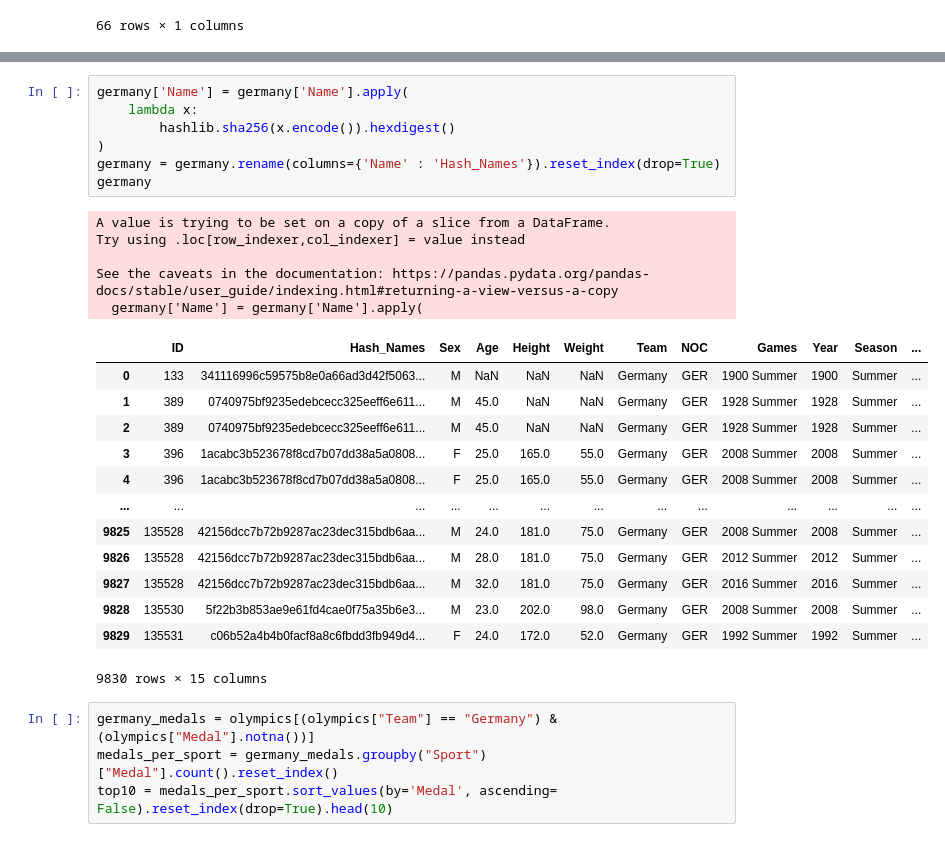
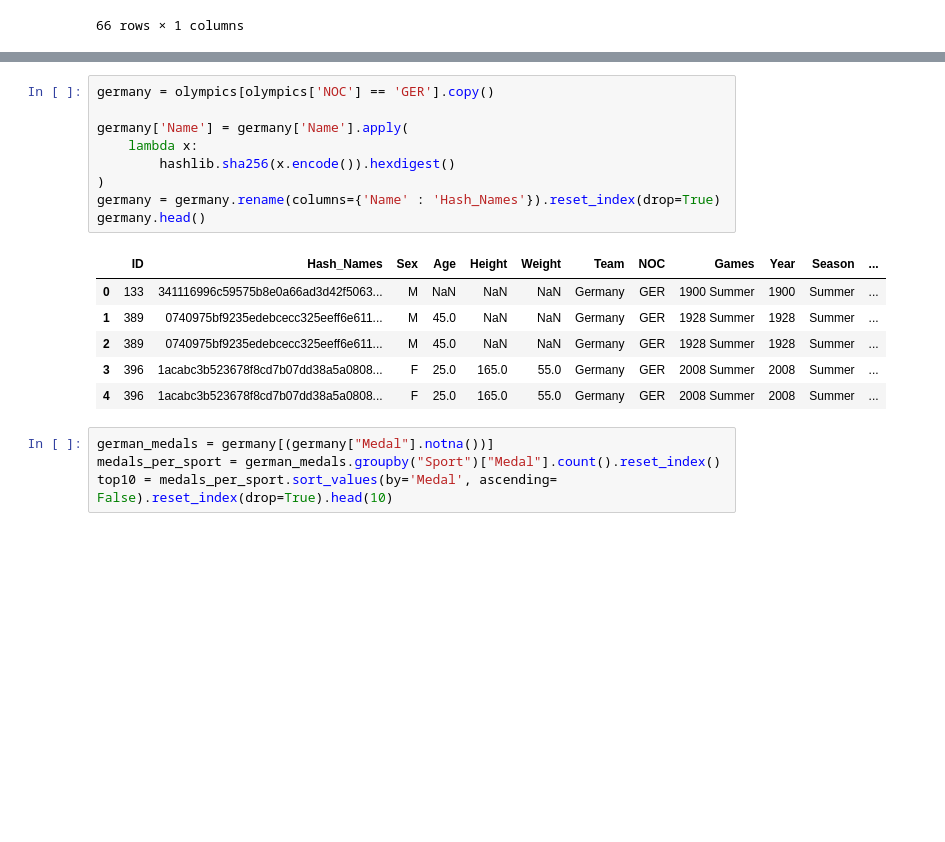
Before and after one commit to SebastianPetersson/Project_OS, a Jupyter notebook: Projekt_OS_Tyskland.ipynb, the cells around one changed output, grey strips where cells are left out. Drawn from its saved outputs; the diff is of its cells as text; blank space fills up the shorter version.

```diff
--- a/Projekt_OS_Tyskland.ipynb
+++ b/Projekt_OS_Tyskland.ipynb
@@ -74,32 +59,22 @@ germany.head(10)
 # %%
+germany = olympics[olympics['NOC'] == 'GER'].copy()
+
 germany['Name'] = germany['Name'].apply(
     lambda x:
         hashlib.sha256(x.encode()).hexdigest()
 )
 germany = germany.rename(columns={'Name' : 'Hash_Names'}).reset_index(drop=True)
-germany
+germany.head()
 # %% [output]
-A value is trying to be set on a copy of a slice from a DataFrame.
-Try using .loc[row_indexer,col_indexer] = value instead
-
-See the caveats in the documentation: https://pandas.pydata.org/pandas-docs/stable/user_guide/indexing.html#returning-a-view-versus-a-copy
-  germany['Name'] = germany['Name'].apply(
 |  | ID | Hash_Names | Sex | Age | Height | Weight | Team | NOC | Games | Year | Season | ... |
 | 0 | 133 | 341116996c59575b8e0a66ad3d42f5063... | M | NaN | NaN | NaN | Germany | GER | 1900 Summer | 1900 | Summer | ... |
 | 1 | 389 | 0740975bf9235edebcecc325eeff6e611... | M | 45.0 | NaN | NaN | Germany | GER | 1928 Summer | 1928 | Summer | ... |
 | 2 | 389 | 0740975bf9235edebcecc325eeff6e611... | M | 45.0 | NaN | NaN | Germany | GER | 1928 Summer | 1928 | Summer | ... |
 | 3 | 396 | 1acabc3b523678f8cd7b07dd38a5a0808... | F | 25.0 | 165.0 | 55.0 | Germany | GER | 2008 Summer | 2008 | Summer | ... |
 | 4 | 396 | 1acabc3b523678f8cd7b07dd38a5a0808... | F | 25.0 | 165.0 | 55.0 | Germany | GER | 2008 Summer | 2008 | Summer | ... |
-| ... | ... | ... | ... | ... | ... | ... | ... | ... | ... | ... | ... | ... |
-| 9825 | 135528 | 42156dcc7b72b9287ac23dec315bdb6aa... | M | 24.0 | 181.0 | 75.0 | Germany | GER | 2008 Summer | 2008 | Summer | ... |
-| 9826 | 135528 | 42156dcc7b72b9287ac23dec315bdb6aa... | M | 28.0 | 181.0 | 75.0 | Germany | GER | 2012 Summer | 2012 | Summer | ... |
-| 9827 | 135528 | 42156dcc7b72b9287ac23dec315bdb6aa... | M | 32.0 | 181.0 | 75.0 | Germany | GER | 2016 Summer | 2016 | Summer | ... |
-| 9828 | 135530 | 5f22b3b853ae9e61fd4cae0f75a35b6e3... | M | 23.0 | 202.0 | 98.0 | Germany | GER | 2008 Summer | 2008 | Summer | ... |
-| 9829 | 135531 | c06b52a4b4b0facf8a8c6fbdd3fb949d4... | F | 24.0 | 172.0 | 52.0 | Germany | GER | 1992 Summer | 1992 | Summer | ... |
-9830 rows × 15 columns
 # %%
-germany_medals = olympics[(olympics["Team"] == "Germany") & (olympics["Medal"].notna())]
-medals_per_sport = germany_medals.groupby("Sport")["Medal"].count().reset_index()
+german_medals = germany[(germany["Medal"].notna())]
+medals_per_sport = german_medals.groupby("Sport")["Medal"].count().reset_index()
 top10 = medals_per_sport.sort_values(by='Medal', ascending= False).reset_index(drop=True).head(10)
 # %%
 plt.figure(figsize=(12,6))
```
Also changed, not shown: parts of 2 cells of this notebook.
